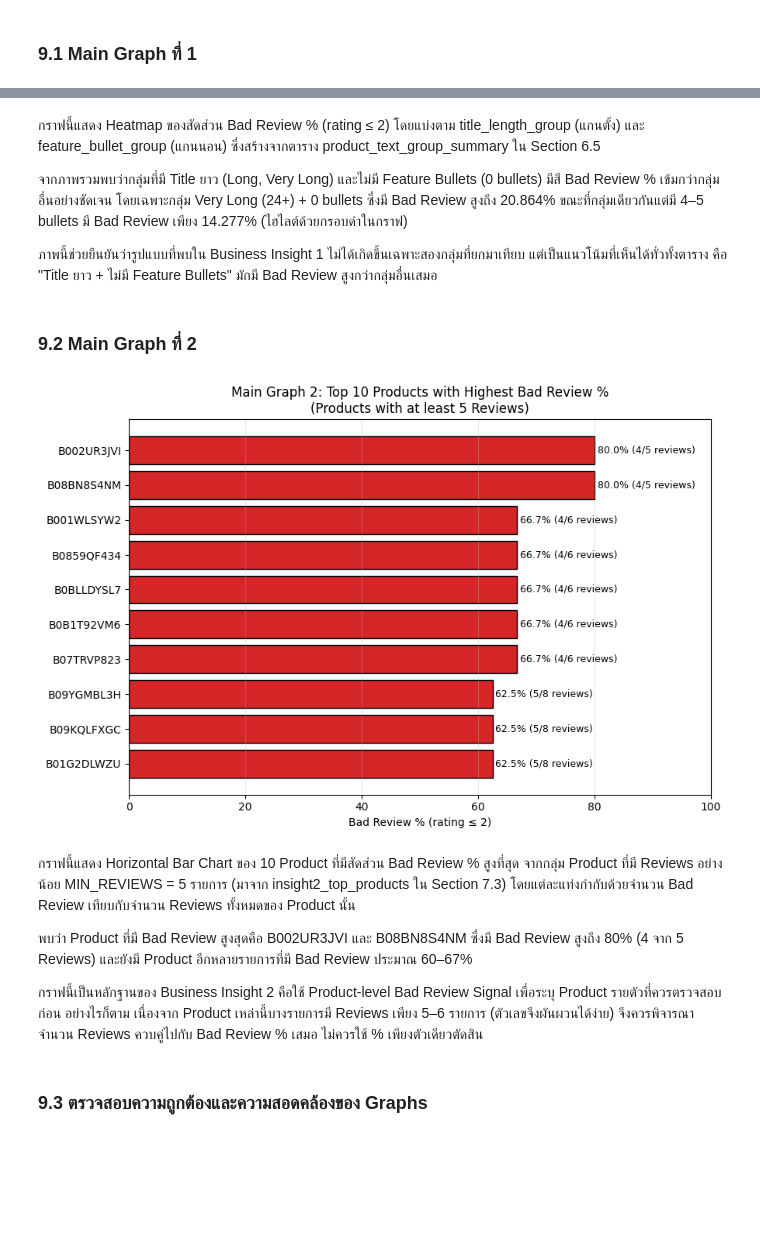
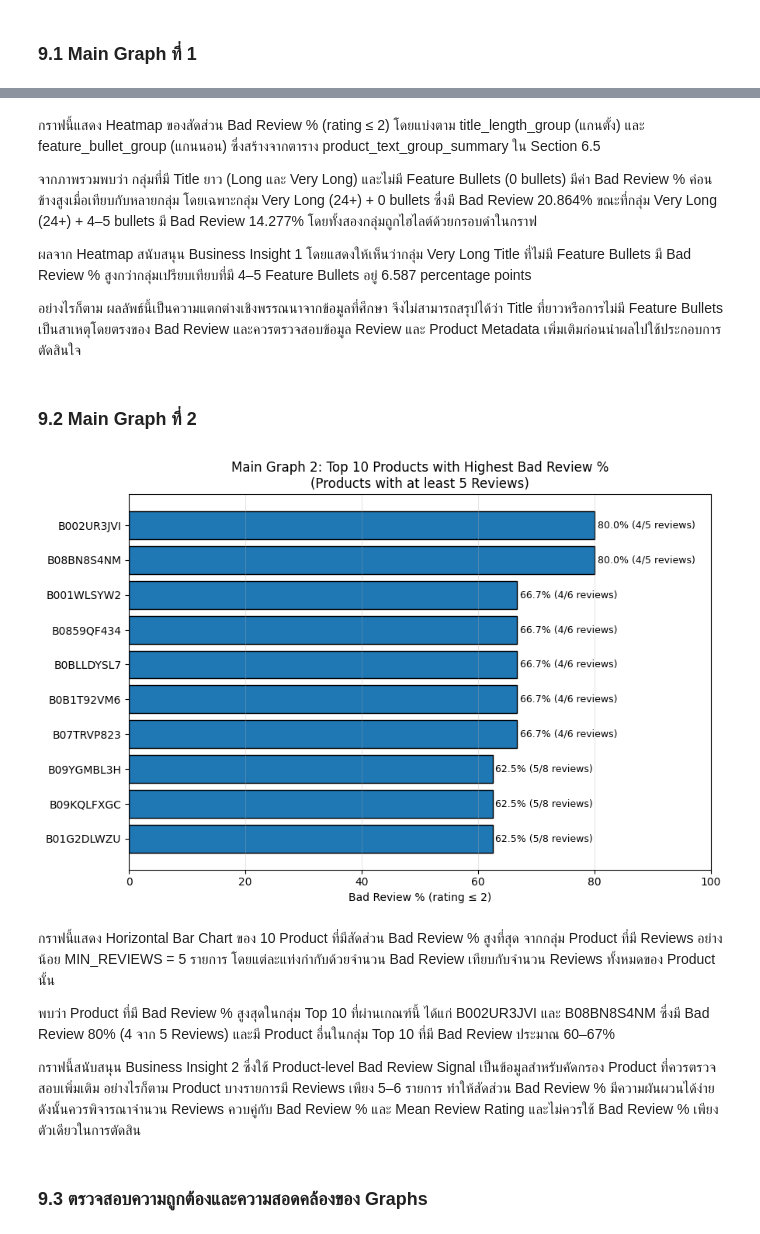
Before and after one commit to suphitchakh-web/Project_1, a Jupyter notebook: Team06_Part2.ipynb, the cells around one changed output, grey strips where cells are left out. Cells and saved outputs as stored; diff of their text form; code cells hidden in the pictures; blank space fills up the shorter version.

```diff
--- a/Team06_Part2.ipynb
+++ b/Team06_Part2.ipynb
@@ -2581,51 +2661,74 @@ display(insight1_compare)
 # %% [markdown]
 กราฟนี้แสดง Heatmap ของสัดส่วน Bad Review % (rating ≤ 2) โดยแบ่งตาม title_length_group (แกนตั้ง) และ feature_bullet_group (แกนนอน) ซึ่งสร้างจากตาราง product_text_group_summary ใน Section 6.5
 
-จากภาพรวมพบว่ากลุ่มที่มี Title ยาว (Long, Very Long) และไม่มี Feature Bullets (0 bullets) มีสี Bad Review % เข้มกว่ากลุ่มอื่นอย่างชัดเจน โดยเฉพาะกลุ่ม Very Long (24+) + 0 bullets ซึ่งมี Bad Review สูงถึง 20.864% ขณะที่กลุ่มเดียวกันแต่มี 4–5 bullets มี Bad Review เพียง 14.277% (ไฮไลต์ด้วยกรอบดำในกราฟ)
+จากภาพรวมพบว่า กลุ่มที่มี Title ยาว (Long และ Very Long) และไม่มี Feature Bullets (0 bullets) มีค่า Bad Review % ค่อนข้างสูงเมื่อเทียบกับหลายกลุ่ม โดยเฉพาะกลุ่ม Very Long (24+) + 0 bullets ซึ่งมี Bad Review 20.864% ขณะที่กลุ่ม Very Long (24+) + 4–5 bullets มี Bad Review 14.277% โดยทั้งสองกลุ่มถูกไฮไลต์ด้วยกรอบดำในกราฟ
 
-ภาพนี้ช่วยยืนยันว่ารูปแบบที่พบใน Business Insight 1 ไม่ได้เกิดขึ้นเฉพาะสองกลุ่มที่ยกมาเทียบ แต่เป็นแนวโน้มที่เห็นได้ทั่วทั้งตาราง คือ "Title ยาว + ไม่มี Feature Bullets" มักมี Bad Review สูงกว่ากลุ่มอื่นเสมอ
+ผลจาก Heatmap สนับสนุน Business Insight 1 โดยแสดงให้เห็นว่ากลุ่ม Very Long Title ที่ไม่มี Feature Bullets มี Bad Review % สูงกว่ากลุ่มเปรียบเทียบที่มี 4–5 Feature Bullets อยู่ 6.587 percentage points
+
+อย่างไรก็ตาม ผลลัพธ์นี้เป็นความแตกต่างเชิงพรรณนาจากข้อมูลที่ศึกษา จึงไม่สามารถสรุปได้ว่า Title ที่ยาวหรือการไม่มี Feature Bullets เป็นสาเหตุโดยตรงของ Bad Review และควรตรวจสอบข้อมูล Review และ Product Metadata เพิ่มเติมก่อนนำผลไปใช้ประกอบการตัดสินใจ
 # %% [markdown]
 ### 9.2 Main Graph ที่ 2
 # %%
 # ============================================================
 # 9.2 Main Graph 2: Top Products with Highest Bad Review %
 # (Minimum {MIN_REVIEWS} Reviews) — สนับสนุน Business Insight 2:
 # Product-level Bad Review Signal
 # ============================================================
 
 top_n = 10
+
+# เลือก Top 10 Products จากกลุ่มที่ผ่านเกณฑ์ Minimum Reviews
 plot_products = insight2_top_products.head(top_n).copy()
-plot_products = plot_products.sort_values("bad_review_pct")  # แท่งสูงสุดอยู่บนสุดเมื่อ plot แบบ barh
 
+# เรียงจาก Bad Review % ต่ำ → สูง
+# เพื่อให้แท่งที่มีค่าสูงสุดอยู่ด้านบนเมื่อใช้ barh
+plot_products = plot_products.sort_values("bad_review_pct")
+
+# สร้าง Horizontal Bar Chart
 fig, ax = plt.subplots(figsize=(9, 6))
-colors = ["#D62728" if r < 10 else "#FF7F0E" for r in plot_products["reviews"]]
-bars = ax.barh(plot_products["parent_asin"], plot_products["bad_review_pct"],
-               color=colors, edgecolor="black")
 
+bars = ax.barh(
+    plot_products["parent_asin"],
+    plot_products["bad_review_pct"],
+    edgecolor="black"
+)
+
+# แสดง Bad Review % และจำนวน Bad Reviews / Reviews
 for bar, (_, row) in zip(bars, plot_products.iterrows()):
     ax.text(
-        bar.get_width() + 0.5, bar.get_y() + bar.get_height() / 2,
-        f"{row['bad_review_pct']:.1f}% ({int(row['bad_reviews'])}/{int(row['reviews'])} reviews)",
-        va="center", fontsize=9
+        bar.get_width() + 0.5,
+        bar.get_y() + bar.get_height() / 2,
+        f"{row['bad_review_pct']:.1f}% "
+        f"({int(row['bad_reviews'])}/{int(row['reviews'])} reviews)",
+        va="center",
+        fontsize=9
     )
 
+# ตั้งชื่อแกน
 ax.set_xlabel("Bad Review % (rating ≤ 2)")
+
+# ตั้งชื่อกราฟ
 ax.set_title(
     f"Main Graph 2: Top {top_n} Products with Highest Bad Review %\n"
     f"(Products with at least {MIN_REVIEWS} Reviews)"
 )
+
+# กำหนดแกน X เป็น 0–100%
 ax.set_xlim(0, 100)
+
+# เพิ่มเส้น Grid แนวตั้งเพื่อช่วยอ่านค่า
 ax.grid(axis="x", alpha=0.3)
+
 plt.tight_layout()
 plt.show()
 # %% [output]
-[figure, old version]
+[figure, new version]
 # %% [markdown]
-กราฟนี้แสดง Horizontal Bar Chart ของ 10 Product ที่มีสัดส่วน Bad Review % สูงที่สุด จากกลุ่ม Product ที่มี Reviews อย่างน้อย MIN_REVIEWS = 5 รายการ (มาจาก insight2_top_products ใน Section 7.3) โดยแต่ละแท่งกำกับด้วยจำนวน Bad Review เทียบกับจำนวน Reviews ทั้งหมดของ Product นั้น
+กราฟนี้แสดง Horizontal Bar Chart ของ 10 Product ที่มีสัดส่วน Bad Review % สูงที่สุด จากกลุ่ม Product ที่มี Reviews อย่างน้อย MIN_REVIEWS = 5 รายการ โดยแต่ละแท่งกำกับด้วยจำนวน Bad Review เทียบกับจำนวน Reviews ทั้งหมดของ Product นั้น
 
-พบว่า Product ที่มี Bad Review สูงสุดคือ B002UR3JVI และ B08BN8S4NM ซึ่งมี Bad Review สูงถึง 80% (4 จาก 5 Reviews) และยังมี Product อีกหลายรายการที่มี Bad Review ประมาณ 60–67%
+พบว่า Product ที่มี Bad Review % สูงสุดในกลุ่ม Top 10 ที่ผ่านเกณฑ์นี้ ได้แก่ B002UR3JVI และ B08BN8S4NM ซึ่งมี Bad Review 80% (4 จาก 5 Reviews) และมี Product อื่นในกลุ่ม Top 10 ที่มี Bad Review ประมาณ 60–67%
 
-กราฟนี้เป็นหลักฐานของ Business Insight 2 คือใช้ Product-level Bad Review Signal เพื่อระบุ Product รายตัวที่ควรตรวจสอบก่อน อย่างไรก็ตาม เนื่องจาก Product เหล่านี้บางรายการมี Reviews เพียง 5–6 รายการ (ตัวเลขจึงผันผวนได้ง่าย) จึงควรพิจารณาจำนวน Reviews ควบคู่ไปกับ Bad Review % เสมอ ไม่ควรใช้ % เพียงตัวเดียวตัดสิน
+กราฟนี้สนับสนุน Business Insight 2 ซึ่งใช้ Product-level Bad Review Signal เป็นข้อมูลสำหรับคัดกรอง Product ที่ควรตรวจสอบเพิ่มเติม อย่างไรก็ตาม Product บางรายการมี Reviews เพียง 5–6 รายการ ทำให้สัดส่วน Bad Review % มีความผันผวนได้ง่าย ดังนั้นควรพิจารณาจำนวน Reviews ควบคู่กับ Bad Review % และ Mean Review Rating และไม่ควรใช้ Bad Review % เพียงตัวเดียวในการตัดสิน
 # %% [markdown]
 ### 9.3 ตรวจสอบความถูกต้องและความสอดคล้องของ Graphs
 # %%
```
Also changed, not shown: parts of 18 cells of this notebook.
